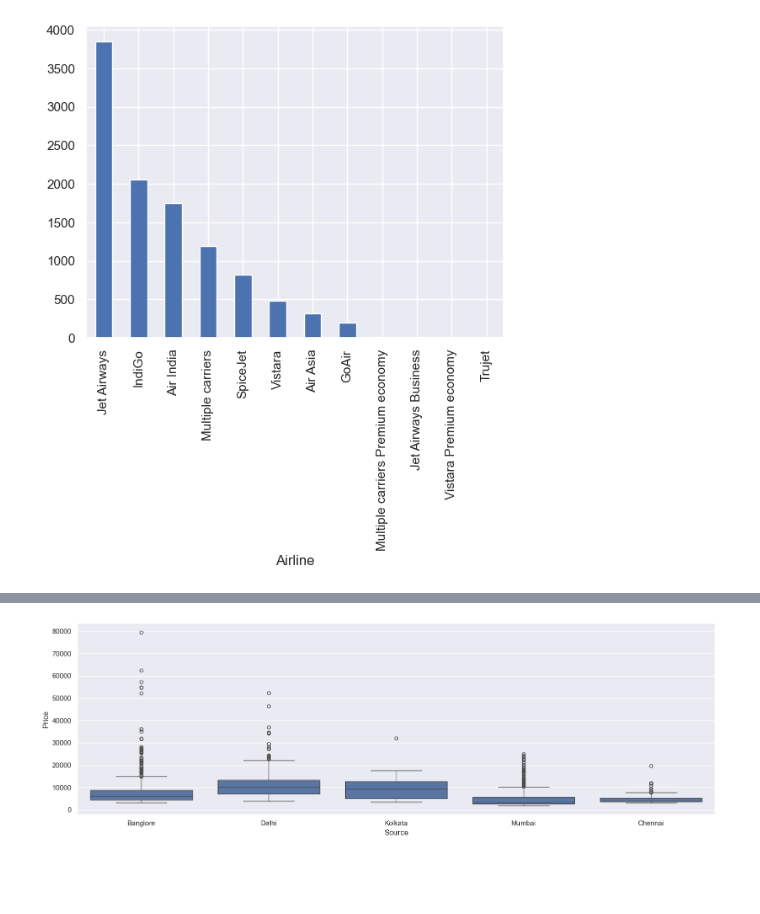
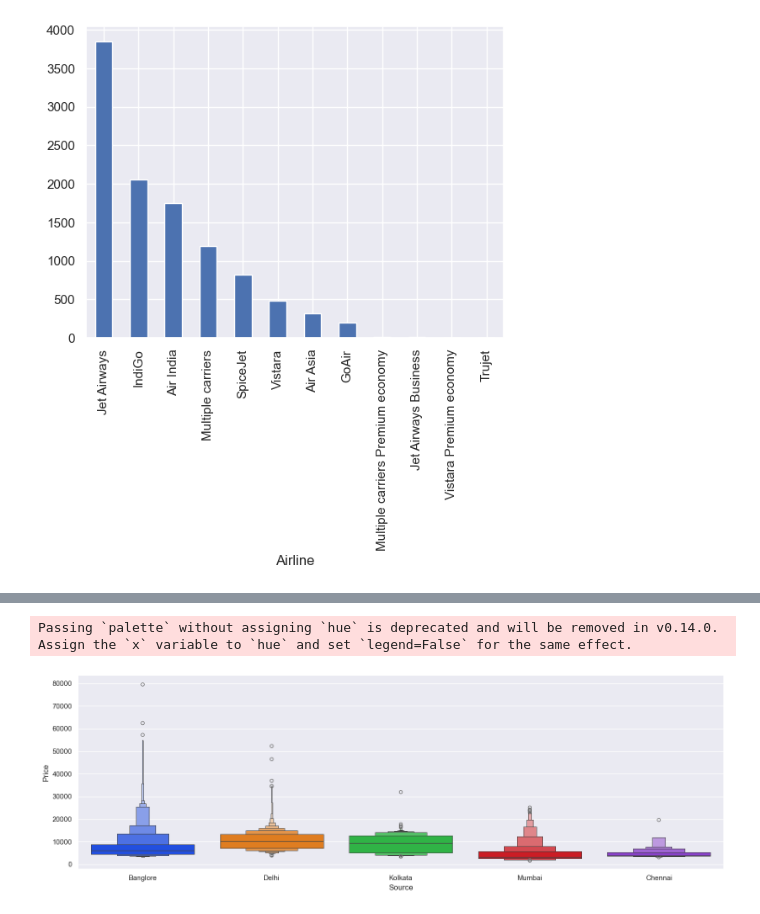
Before and after one commit to stoicsapien1/FLIGHT_FARE_PREDICTION, a Jupyter notebook: Notebook/Flight Fare Prediction.ipynb, the cells around one changed output, grey strips where cells are left out. Drawn from its saved outputs; the diff is of its cells as text; code cells hidden in the pictures; blank space fills up the shorter version.

```diff
--- a/Notebook/Flight Fare Prediction.ipynb
+++ b/Notebook/Flight Fare Prediction.ipynb
@@ -274,7 +284,8 @@ fig=sns.catplot(y="Price",x="Airline",data=df.sort_values("Price",ascending=Fals
 # %%
-fig=sns.catplot(y="Price",x="Source",data=df.sort_values("Price",ascending=False),kind="box",height=5,aspect=3)
+fig=sns.catplot(y="Price",x="Source",data=df.sort_values("Price",ascending=False),kind="boxen",height=5,aspect=3,palette="bright")
 # %% [output]
+Passing `palette` without assigning `hue` is deprecated and will be removed in v0.14.0. Assign the `x` variable to `hue` and set `legend=False` for the same effect.
-[figure, old version]
+[figure, new version]
 # %%
 df.head(2)
 # %% [output]
```
Also changed, not shown: parts of 22 cells of this notebook, 1 other file.
